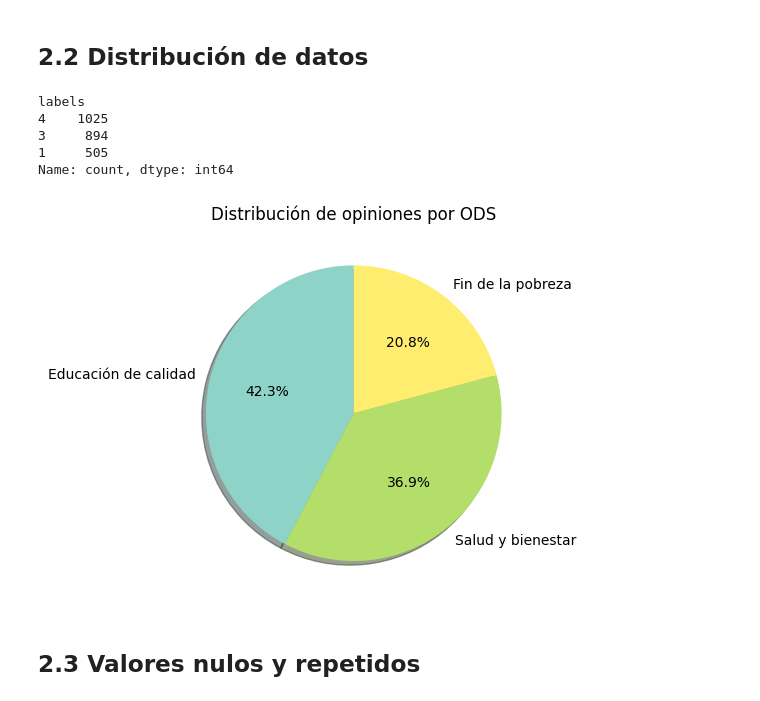
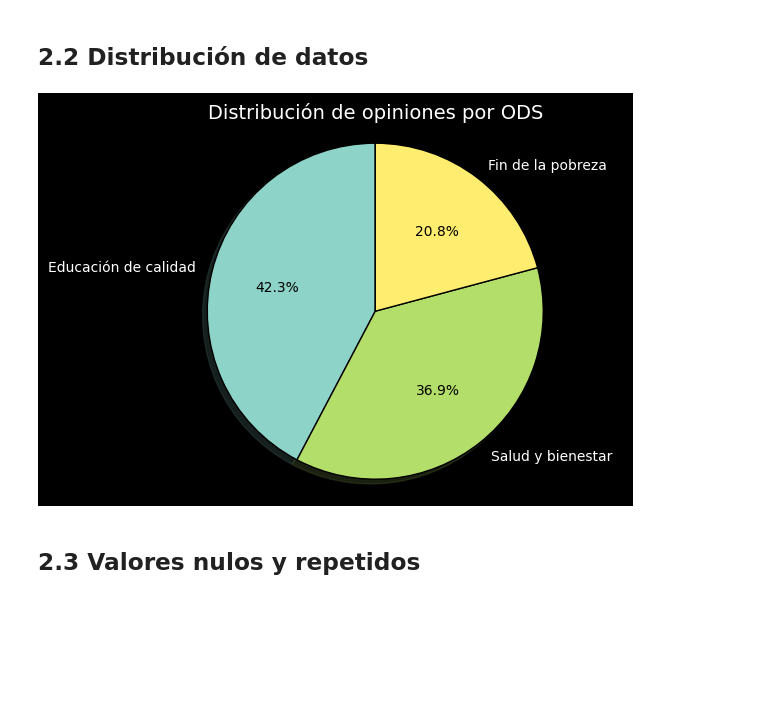
Before and after one commit to JFH000/proyecto1-bi, a Jupyter notebook: etapa1/entendimiento de datos.ipynb, the cells around one changed output. Drawn from its saved outputs; the diff is of its cells as text; code cells hidden in the pictures; blank space fills up the shorter version.

```diff
--- a/etapa1/entendimiento de datos.ipynb
+++ b/etapa1/entendimiento de datos.ipynb
@@ -87,32 +92,32 @@ El dataset tiene 2424 filas (opiniones)
 # %% [markdown]
 ## 2.2 Distribución de datos
 # %%
-
-count = df['labels'].value_counts()
-print(count)
-
 label_counts = df['labels'].value_counts()
 label_counts.index = label_counts.index.map(dict_ods)
 
-# Graficar
-label_counts.plot(
+plt.figure(facecolor='black')
+ax = label_counts.plot(
     kind='pie',
     autopct='%1.1f%%',
     startangle=90,
     shadow=True,
-    cmap='Set3'
+    cmap='Set3',
+    wedgeprops={'edgecolor': 'black', 'linewidth': 1},
+    textprops={'color': 'white'}
 )
 
-plt.title("Distribución de opiniones por ODS")
+ax.set_facecolor('black')
+plt.title("Distribución de opiniones por ODS", color='white', fontsize=14)
 plt.ylabel("")
+plt.axis("equal")
+
+for text in ax.texts:
+    if "%" in text.get_text():
+        text.set_color("black")
+
 plt.show()
 # %% [output]
-labels
-4    1025
-3     894
-1     505
-Name: count, dtype: int64
-[figure, old version]
+[figure, new version]
 # %% [markdown]
 ## 2.3 Valores nulos y repetidos
 # %%
```
Also changed, not shown: parts of 14 cells of this notebook.
